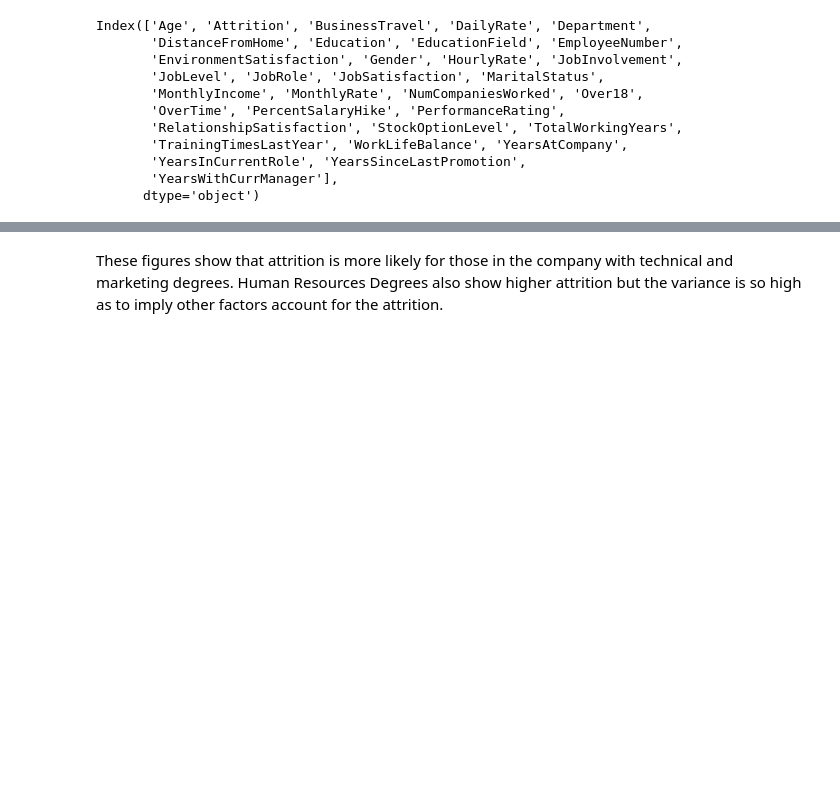
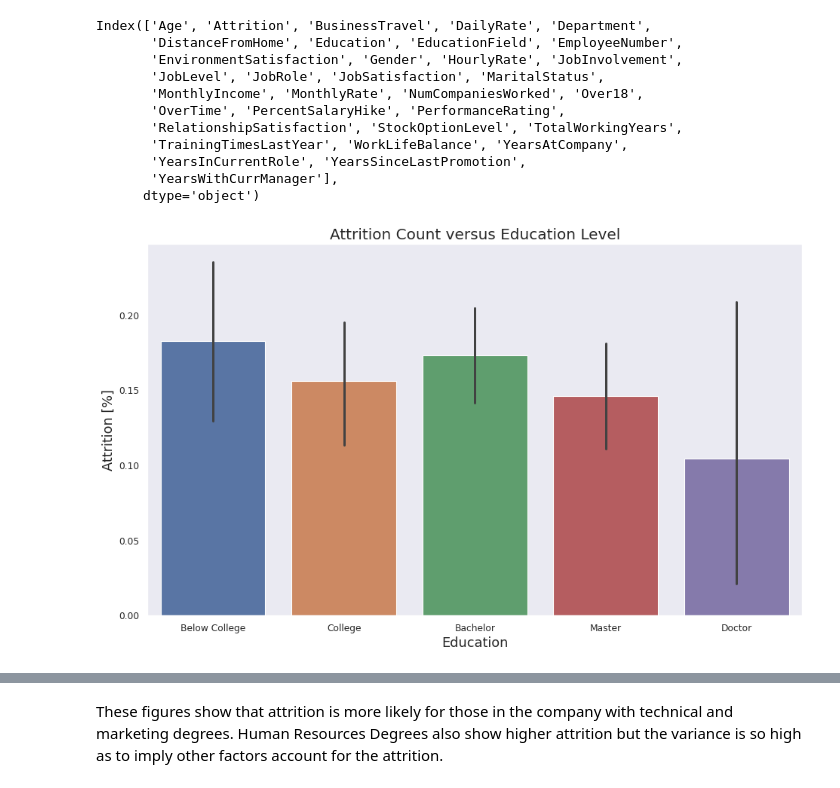
Before and after one commit to khixson1/Employee-Attrition, a Jupyter notebook: Employee_Attrition.ipynb, the cells around one changed output, grey strips where cells are left out. Saved outputs shown, nothing was run; the diff lists cells and outputs as text; code cells hidden in the pictures; blank space fills up the shorter version.

```diff
--- a/Employee_Attrition.ipynb
+++ b/Employee_Attrition.ipynb
@@ -1222,4 +1202,26 @@ Index(['Age', 'Attrition', 'BusinessTravel', 'DailyRate', 'Department',
        'YearsInCurrentRole', 'YearsSinceLastPromotion',
        'YearsWithCurrManager'],
       dtype='object')
+# %%
+#Create a barplot showing Attrition versus if the Employee has a Education
+
+# set figure attributes
+from mpl_toolkits.axes_grid1 import host_subplot
+from matplotlib.pyplot import figure
+sns.set_style("dark") #set style in seaborn
+
+# set figure size and resolution)
+figure(figsize= (14,8), dpi = 80);
+
+# create figure
+ax = sns.barplot(data = my_df, x=my_df['Education'], y=my_df2['Attrition']);
+
+
+# set x and y labels and font size
+ax.set_title("Attrition Count versus Education Level", fontsize=18);
+ax.set_ylabel("Attrition [%]", fontsize=16);
+ax.set_xlabel("Education", fontsize=16);
+ax.set_xticklabels(["Below College", "College", "Bachelor", "Master", "Doctor"]);
+# %% [output]
+[figure, added]
 # %%
```
Also changed, not shown: parts of 7 cells of this notebook.
